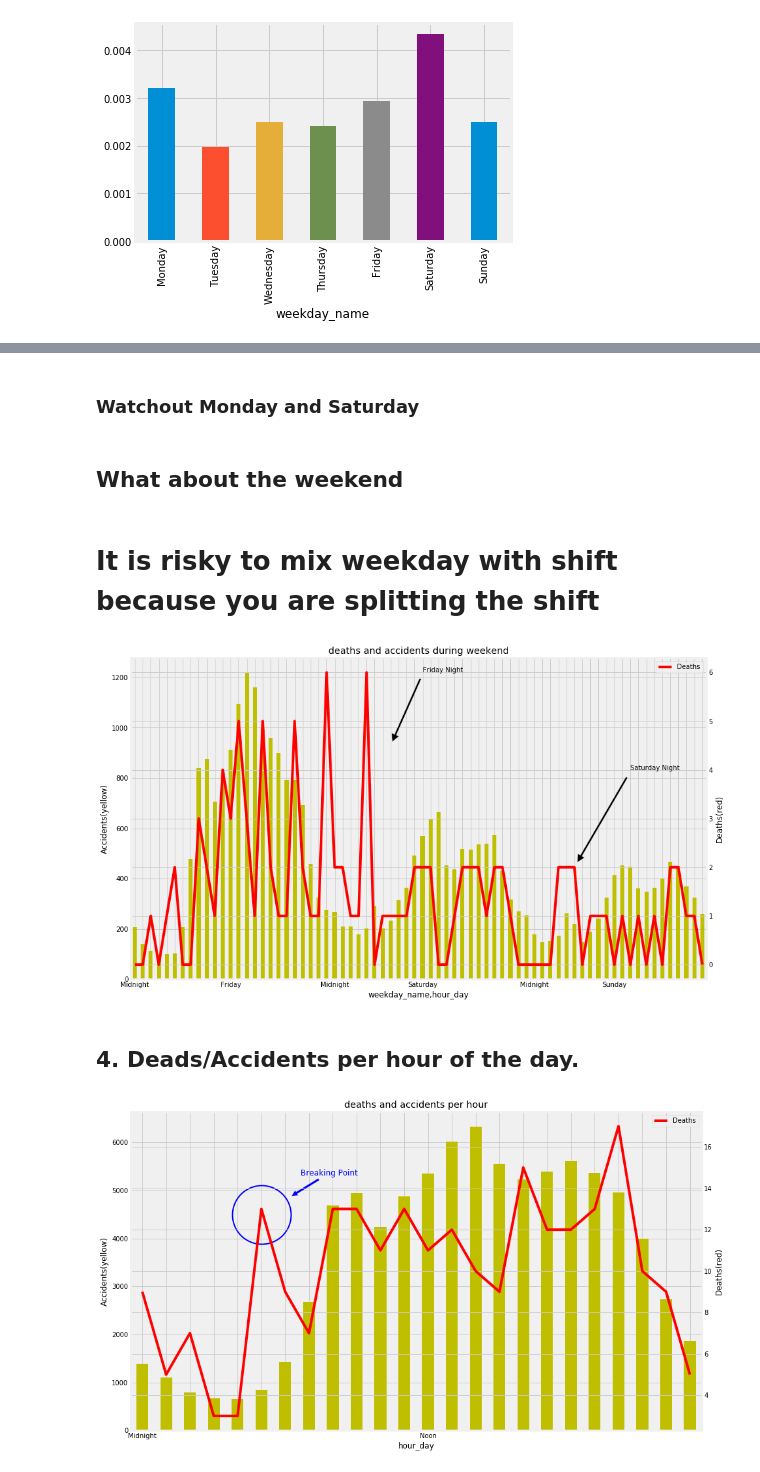
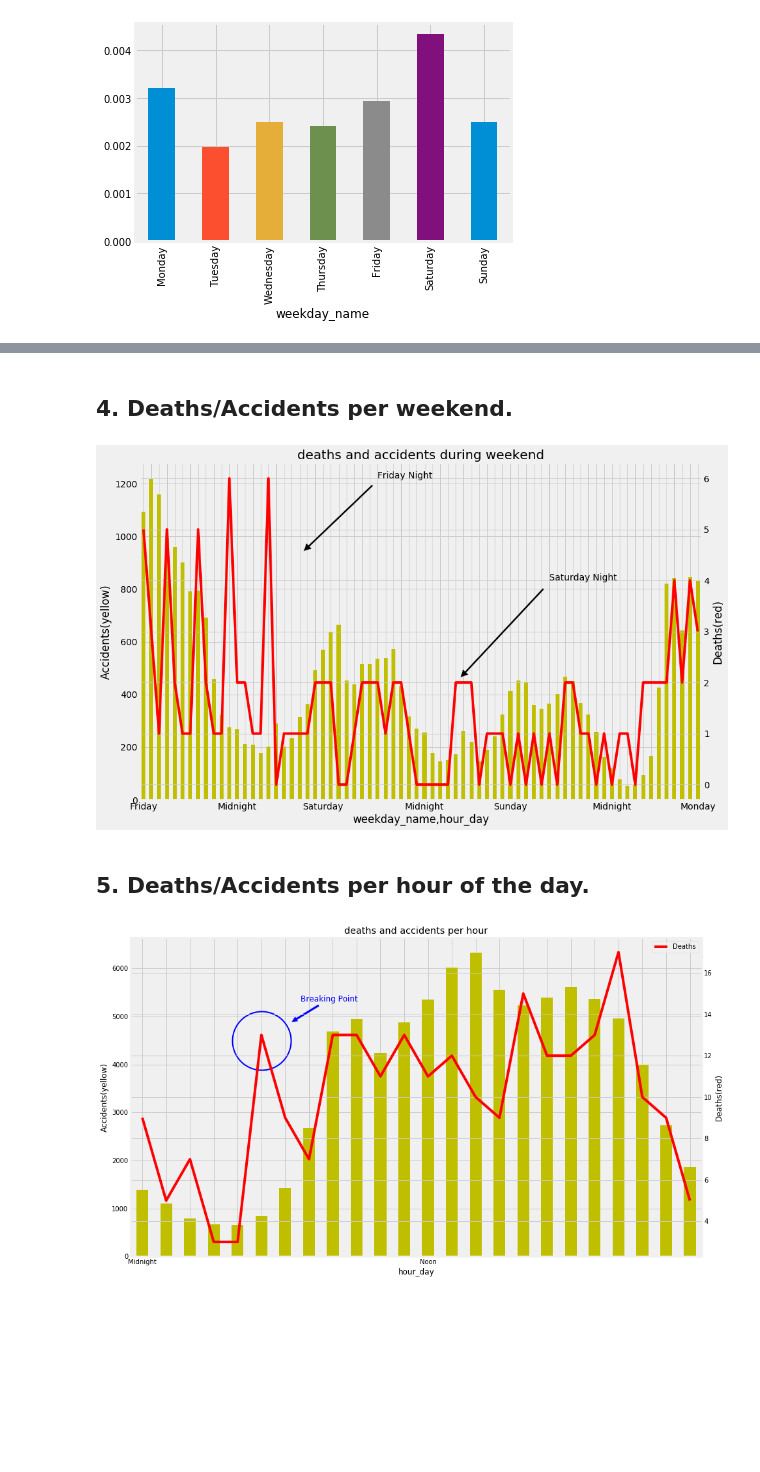
Before and after one commit to AlexChicote/BarcelonaAccidents, a Jupyter notebook: BarcelonaAccidents-2010-2018-Plotting-Accidents.ipynb, the cells around one changed output, grey strips where cells are left out. Drawn from its saved outputs; the diff is of its cells as text; code cells hidden in the pictures; blank space fills up the shorter version.

```diff
--- a/BarcelonaAccidents-2010-2018-Plotting-Accidents.ipynb
+++ b/BarcelonaAccidents-2010-2018-Plotting-Accidents.ipynb
@@ -201,53 +157,48 @@ plt.savefig('./charts/accidents_deaths_per_weekday2_2018.png');
-# %% [markdown]
-### Watchout Monday and Saturday
-# %% [markdown]
-## What about the weekend
-# %% [markdown]
-# It is risky to mix weekday with shift because you are splitting the shift
+# %% [markdown]
+## 4. Deaths/Accidents per weekend.
+# %%
+weekend = accidents.loc[accidents['weekday_name'].isin(['Friday', 'Saturday', 'Sunday', 'Monday']),\
+              ['incident_#', '#_deaths', 'weekday_name', 'hour_day']].groupby(['weekday_name', 'hour_day']).agg\
+({'incident_#': 'count', '#_deaths': 'sum'})
+
+weekend= weekend.reindex(['Friday', 'Saturday', 'Sunday', 'Monday'], level=0)
+for hour in range(0,13):
+    weekend.drop(index=('Friday', hour),inplace=True)
+for hour in range(13,24):
+    weekend.drop(index=('Monday', hour),inplace=True)
+weekend.columns =['number_of_accidents', 'number_of_deaths']
 # %%
-squad = []
-for i in range(0,25):
-    if i == 0:
-        squad.append('Midnight')
-    else:
-        squad.append('')
-
-squad = squad *3
-#ax1.set_xticks(x1)
-#ax1.set_xticklabels(squad, minor=False, rotation=45
-squad[12] = 'Friday'
-squad[36] = 'Saturday'
-squad[60] = 'Sunday'
-weekend =  accidents.loc[accidents['weekday_name'].isin(['Friday', 'Saturday', 'Sunday']), :]
-weekend_accidents = weekend.groupby(['weekday_name', 'hour_day']).count()['incident_#']
-weekend_deaths = weekend.groupby(['weekday_name', 'hour_day']).sum()['#_deaths']
+squad = ['' for x in range(0,72)]
+for i in [12,36,60]:
+    squad[i] = 'Midnight'
+squad[0] = 'Friday'
+squad[23] = 'Saturday'
+squad[47] = 'Sunday'
+squad[71] = 'Monday'
 fig = plt.figure(figsize=(14, 9)) # Create matplotlib figure
 
 ax = fig.add_subplot(111) # Create matplotlib axes
 ax2 = ax.twinx() # Create another axes that shares the same x-axis as ax.
 
 width = 0.4
-weekend_accidents.plot(kind='bar', color='y', ax=ax, label='Accidents')
-weekend_deaths.plot(kind='line', color='r', ax=ax2, label='Deaths')
-#plt.plot(weekend_reindex_accidents)
-#plt.bar(shift, deads_per_shift, color='b', ax=ax2, position=0)
+weekend.plot(kind='bar', y='number_of_accidents', color='y', ax=ax, legend=False )#.legend(loc='best')
+weekend.plot(kind='line', y='number_of_deaths', color='r', ax=ax2, legend=False)#.legend(loc='best')
 ax.set_ylabel('Accidents(yellow)')
 ax2.set_ylabel('Deaths(red)')
 ax.set_xticklabels(squad, rotation= 360)
-plt.annotate('Friday Night', xy=(32, 4.5), xytext=(36, 6),
+plt.annotate('Friday Night', xy=(20, 4.5), xytext=(30, 6),
             arrowprops=dict(facecolor='black', shrink=0.05, width=3),
             )
-plt.annotate('Saturday Night', xy=(55, 2), xytext=(62, 4),
+plt.annotate('Saturday Night', xy=(40, 2), xytext=(52, 4),
             arrowprops=dict(facecolor='black', shrink=0.05, width=3),
             )
 plt.title('deaths and accidents during weekend')
-plt.legend()
-plt.legend()
-plt.savefig('./charts/accidents_deaths_per_weekend2_2018.png');
+#plt.legend(['Accidents', 'Deaths'],loc='best')
+plt.savefig('./charts/accidents_deaths_per_weekendlong_2018.png');
 # %% [output]
-[figure, old version]
+[figure, new version]
 # %% [markdown]
-## 4. Deads/Accidents per hour of the day.
+## 5. Deaths/Accidents per hour of the day.
 # %%
 squad2 = []
 for i in range(0,24):
```
Also changed, not shown: parts of 100 cells of this notebook, 15 other files.
